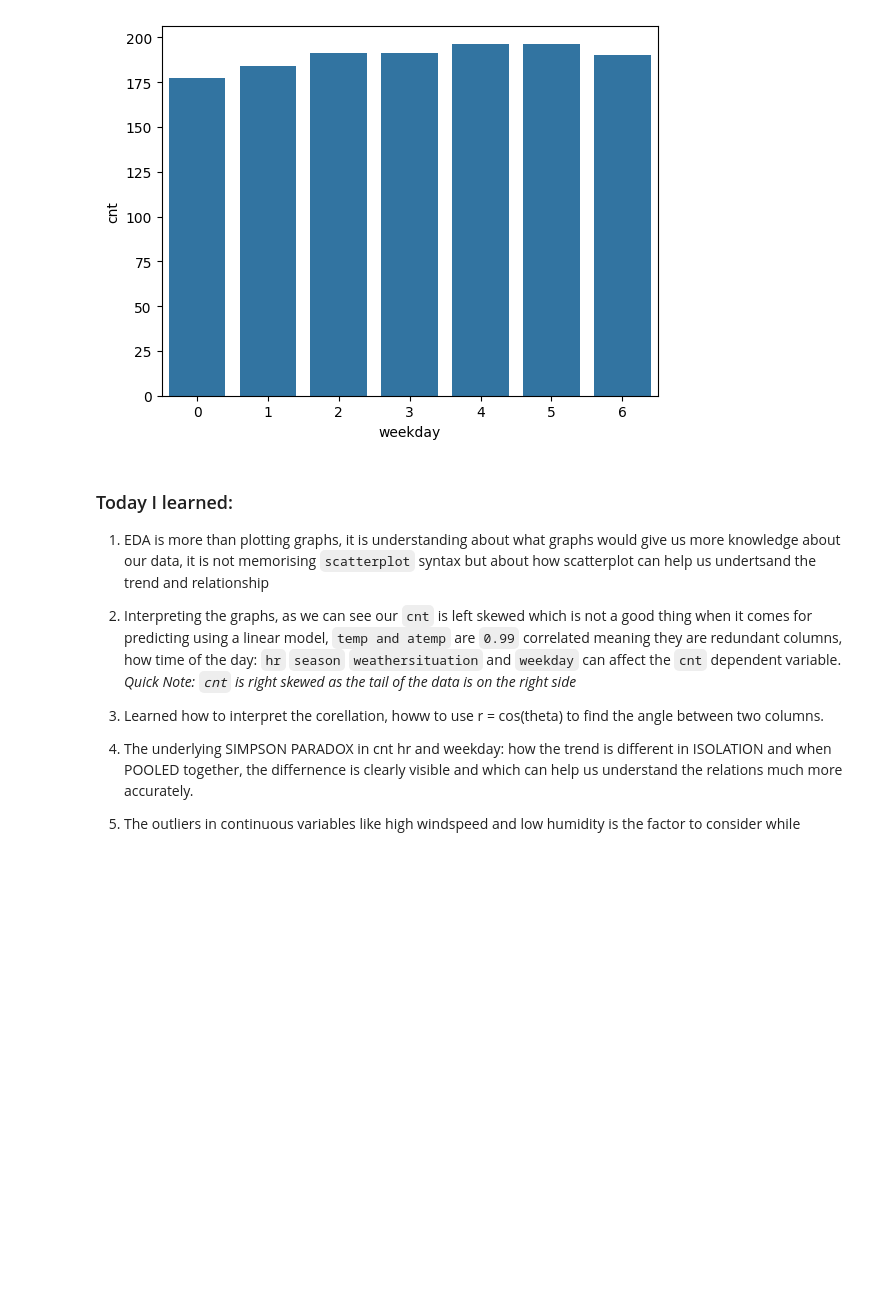
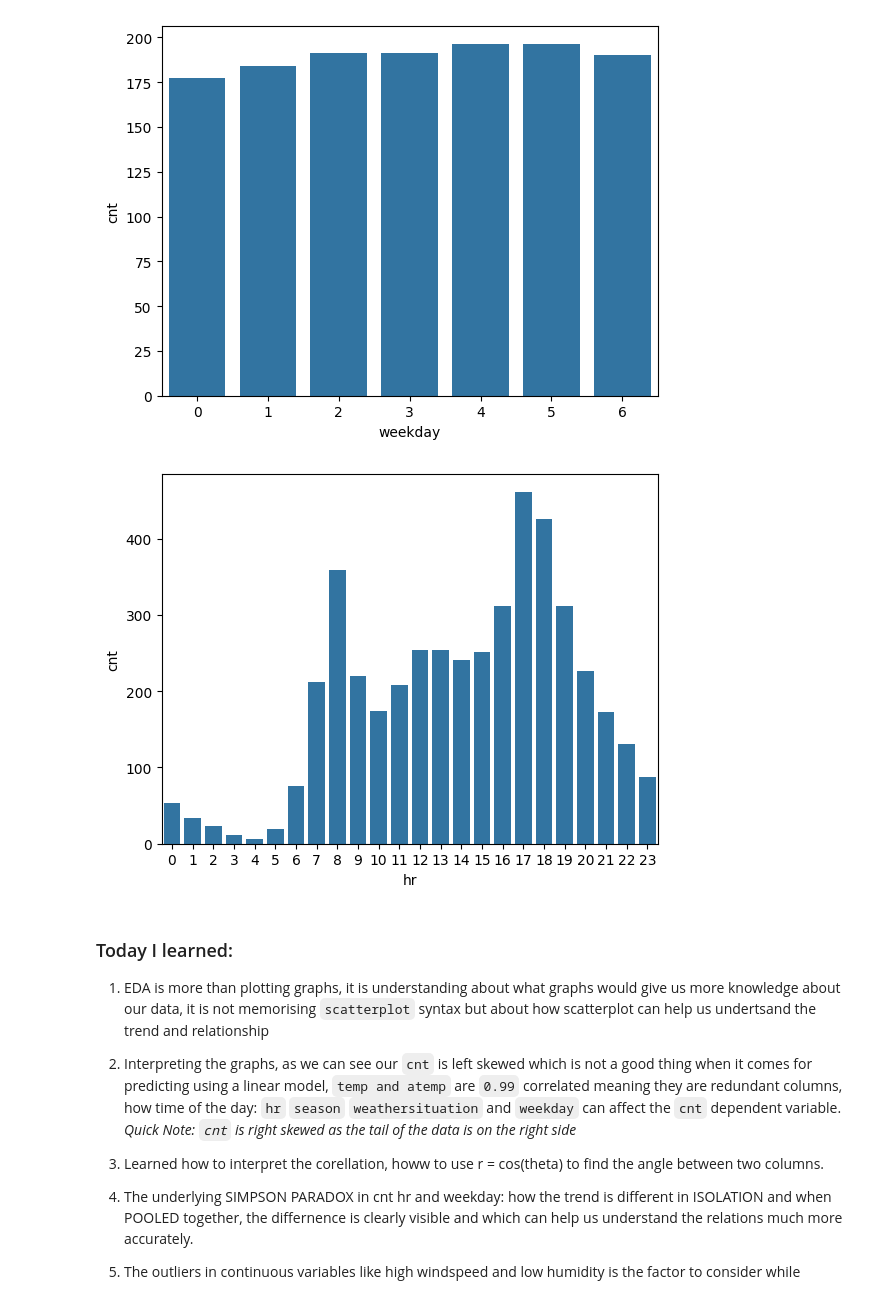
Before and after one commit to sxrthk17/ml-journey, a Jupyter notebook: linear-regression/notebooks/01_EDA.ipynb, the cells around one changed output. Cells and saved outputs as stored; diff of their text form; code cells hidden in the pictures; blank space fills up the shorter version.

```diff
--- a/linear-regression/notebooks/01_EDA.ipynb
+++ b/linear-regression/notebooks/01_EDA.ipynb
@@ -259,6 +259,12 @@ sea.barplot(data=df_weekday, x='weekday', y='cnt')
 plt.show()
 # %% [output]
 [figure]
+# %%
+df_hourly = df.groupby('hr')['cnt'].mean().reset_index()
+sea.barplot(data=df_hourly, x='hr', y='cnt')
+plt.show()
+# %% [output]
+[figure, added]
 # %% [markdown]
 ### Today I learned:
 1. EDA is more than plotting graphs, it is understanding about what graphs would give us more knowledge about our data, it is not memorising `scatterplot` syntax but about how scatterplot can help us undertsand the trend and relationship
```
Also changed, not shown: 3 other files.
